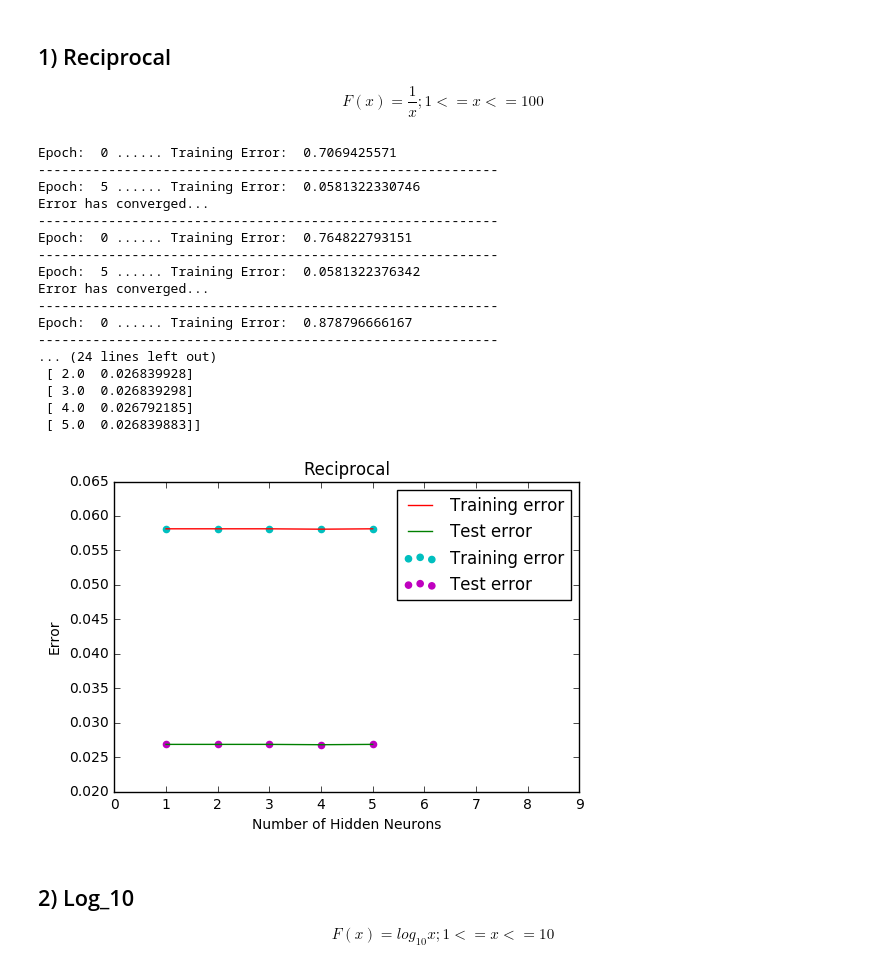
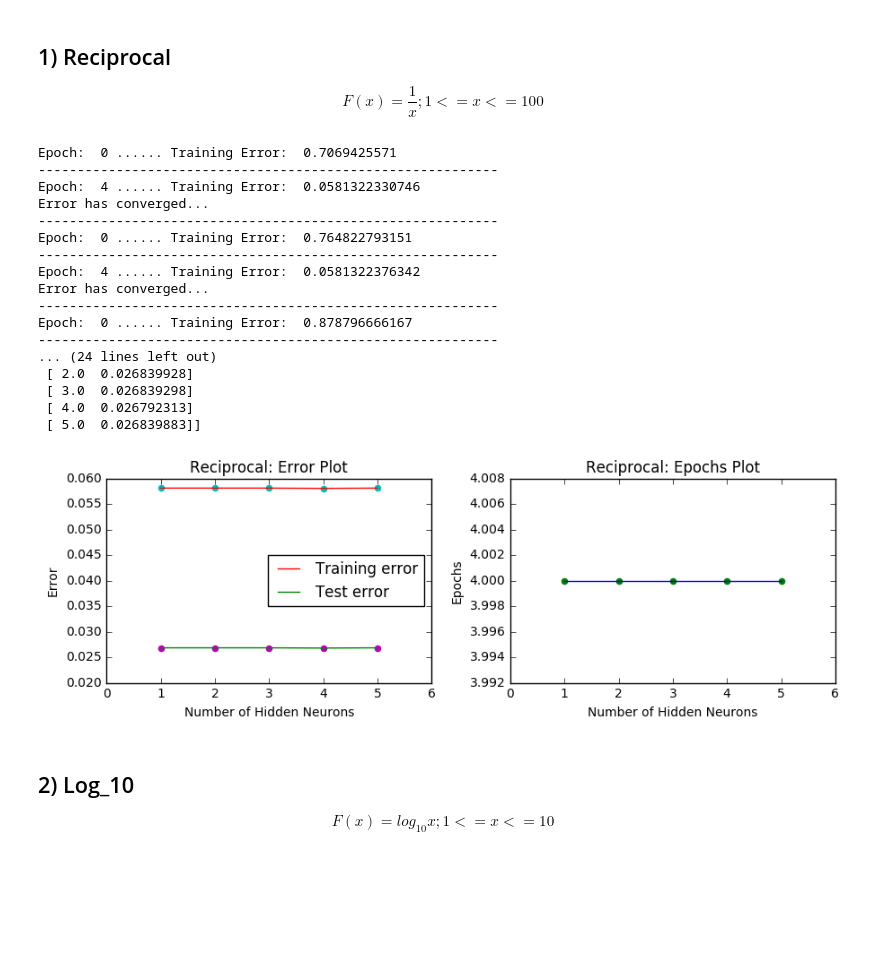
Before and after one commit to debaraj-barua/neural-networks-ws17, a Jupyter notebook: Assignment06/NN_DebarajBarua_NareshKumarGurulingan_131117/NN_DebarajBarua_NareshKumarGurulingan_131117_src/NN_DebarajBarua_NareshKumarGurulingan_131117.ipynb, the cells around one changed output. Cells and saved outputs as stored; diff of their text form; code cells hidden in the pictures; blank space fills up the shorter version.

```diff
--- a/Assignment06/NN_DebarajBarua_NareshKumarGurulingan_131117/NN_DebarajBarua_NareshKumarGurulingan_131117_src/NN_DebarajBarua_NareshKumarGurulingan_131117.ipynb
+++ b/Assignment06/NN_DebarajBarua_NareshKumarGurulingan_131117/NN_DebarajBarua_NareshKumarGurulingan_131117_src/NN_DebarajBarua_NareshKumarGurulingan_131117.ipynb
@@ -142,16 +142,16 @@ class NeuralNetwork():
     1 output layer...
     2-2-1 Neural Network..
     """
-    def __init__(self, num_hidden_neurons = 2, learning_rate = 1, epochs = 200000,
-                 num_inputs = 2, zero_weight_init = False, epsilon= 1e-5):
+    def __init__(self, num_hidden_neurons = 2, learning_rate = 1, epochs = 100000,
+                 num_inputs = 2, zero_weight_init = False, epsilon= 1e-3):
         # Layer 0 --> input, Layer 1 --> hidden, Layer 2 --> output
         if zero_weight_init == False:
             np.random.seed(0)
-            # weights randomly initialized...
+            # weights and biases randomly initialized...
             self.w_layer01 = np.random.rand(num_inputs + 1, num_hidden_neurons)
             self.w_layer12 = np.random.rand(num_hidden_neurons + 1, 1)
         else:
-            # weights initialized to zero...
+            # weights and biases initialized to zero...
             self.w_layer01 = np.zeros((num_inputs + 1, num_hidden_neurons))
             self.w_layer12 = np.zeros((num_hidden_neurons + 1, 1))
 
@@ -170,17 +170,19 @@ class NeuralNetwork():
         return 1./(1. + np.exp(-value))
 
     def train(self, input_array, output_array):
+        # appending 1 for bias corresponding input..
         layer0 = np.insert(input_array, 0, 1, axis = 1)
-        iteration = 0
-        conv_count = 0
+        iteration, conv_count = 0, 0
         while(True):
             layer1_local_field = layer0.dot(self.w_layer01)
             layer1_output = self.non_linearity(layer1_local_field)
+            # appending 1 for bias corresponding to output neuron..
             layer1_output = np.insert(layer1_output, 0, 1, axis = 1)
 
             layer2_local_field = layer1_output.dot(self.w_layer12)
             layer2_output = self.non_linearity(layer2_local_field)
 
+            # negative of error..
             layer2_error = -(output_array - layer2_output)
             layer2_delta = layer2_error * self.non_linearity(
                 layer2_output, derivative = True)
@@ -188,6 +190,7 @@ class NeuralNetwork():
             layer1_error = layer2_delta.dot(self.w_layer12.T)
             layer1_delta = layer1_error * self.non_linearity(
                 layer1_output, derivative = True)
+            # removing delta corresponding to appended input..
             layer1_delta = np.delete(layer1_delta, 0, 1)
 
             # update weights based on error and slope of sigmoid...
@@ -196,7 +199,7 @@ class NeuralNetwork():
 
             self.w_layer01 -= self.learning_rate * (
                 layer0.T.dot(layer1_delta))
-
+            # mean training error...
             training_error = np.mean(np.abs(layer2_error))
 
             if np.all(layer2_delta < self.epsilon):
@@ -207,12 +210,12 @@ class NeuralNetwork():
             if iteration % 100000 == 0:
                 print 'Epoch: ', iteration, '......', 'Training Error: ', (
                     training_error)
-            if iteration > self.epochs or conv_count >= 5: # low delta for more than 5 epochs..
+            # convergence after low delta 3 consecutive times..
+            if iteration > self.epochs or conv_count > 3:
                 break
 
             iteration += 1
 
-        # training error at the end of epochs is returned...
         print '-----------------------------------------------------------'
         if iteration > self.epochs:
             print 'Max epochs reached...'
@@ -233,6 +236,7 @@ class NeuralNetwork():
         layer2_output = self.non_linearity(layer2_local_field)
 
         if labels == []:
+            # predicted result is returned..
             return layer2_output
         else:
             layer2_error = layer2_output - labels
@@ -254,9 +258,12 @@ print labels.shape
 ### i) Train the network with zero initial weights i.e. $w_{ij} = 0$.
 # %%
 network = NeuralNetwork(zero_weight_init= True)
+# training with unbalanced data to prevent gradient being
+# absorbed by zero weights..
 error = network.train(input_data[0:3,:], labels[0:3])[0]
 error = network.train(input_data[1:4,:], labels[1:4])[0]
-error = network.train(input_data[0:3,:], labels[0:3])[0]
-error = network.train(input_data[1:4,:], labels[1:4])[0]
+for _ in range(2):
+    # training with all data samples...
+    error = network.train(input_data, labels)[0]
 # %% [output]
 Epoch:  0 ...... Training Error:  0.5
@@ -362,7 +373,7 @@ Epoch:  0 ...... Training Error:  0.497746545722
 # %%
 figure = plt.figure(1)
 figure.set_figheight(5)
-figure.set_figwidth(10)
+figure.set_figwidth(12)
 
 figure.add_subplot(1, 2, 1)
 plt.plot(learn_error[:,0], learn_error[:,1], color = 'g')
@@ -446,31 +476,34 @@ hidden_neurons = [1, 2, 3, 4, 5]
 ## 1) Reciprocal
 $$F(x) = \frac{1}{x}; 1<= x <=100$$
 # %%
+# generating x...
 reciprocal_x = np.arange(1, 101, dtype= np.float32).reshape(-1, 1)
+# generating y...
 reciprocal_y = 1/reciprocal_x
-train_error_r, test_error_r = obtain_performance(
+# applying data to neural network..
+train_error_r, epochs_r, test_error_r = obtain_performance(
     reciprocal_x, reciprocal_y, hidden_neurons)
 plot_results(hidden_neurons, train_error_r, test_error_r,
-             'Reciprocal',  x_axis_lim= (0, 9))
+             epochs_r, 'Reciprocal' )
 # %% [output]
 Epoch:  0 ...... Training Error:  0.7069425571
 -----------------------------------------------------------
-Epoch:  5 ...... Training Error:  0.0581322330746
+Epoch:  4 ...... Training Error:  0.0581322330746
 Error has converged...
 -----------------------------------------------------------
 Epoch:  0 ...... Training Error:  0.764822793151
 -----------------------------------------------------------
-Epoch:  5 ...... Training Error:  0.0581322376342
+Epoch:  4 ...... Training Error:  0.0581322376342
 Error has converged...
 -----------------------------------------------------------
 Epoch:  0 ...... Training Error:  0.878796666167
 -----------------------------------------------------------
 ... (24 lines left out)
  [ 2.0  0.026839928]
  [ 3.0  0.026839298]
- [ 4.0  0.026792185]
+ [ 4.0  0.026792313]
  [ 5.0  0.026839883]]
-[figure, old version]
+[figure, new version]
 # %% [markdown]
 ## 2) Log_10
 $$F(x) = log_{10}x; 1<= x <=10$$
```
Also changed, not shown: parts of 10 cells of this notebook.
